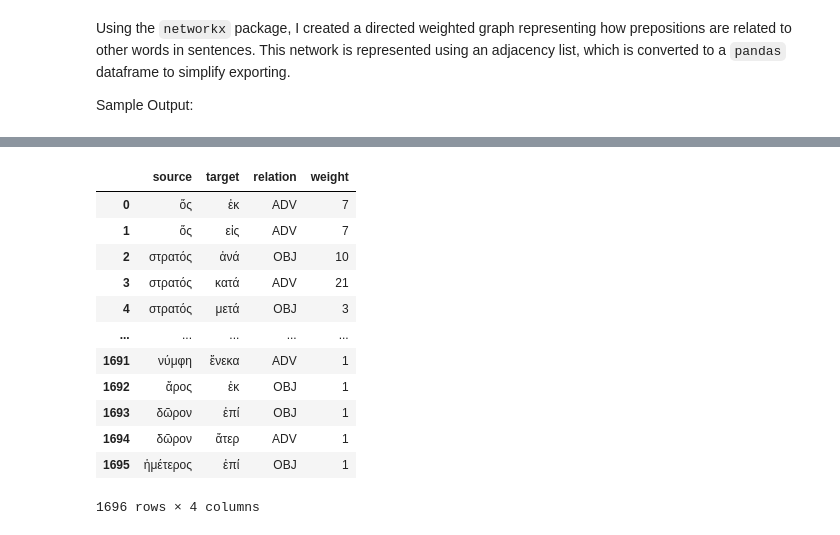
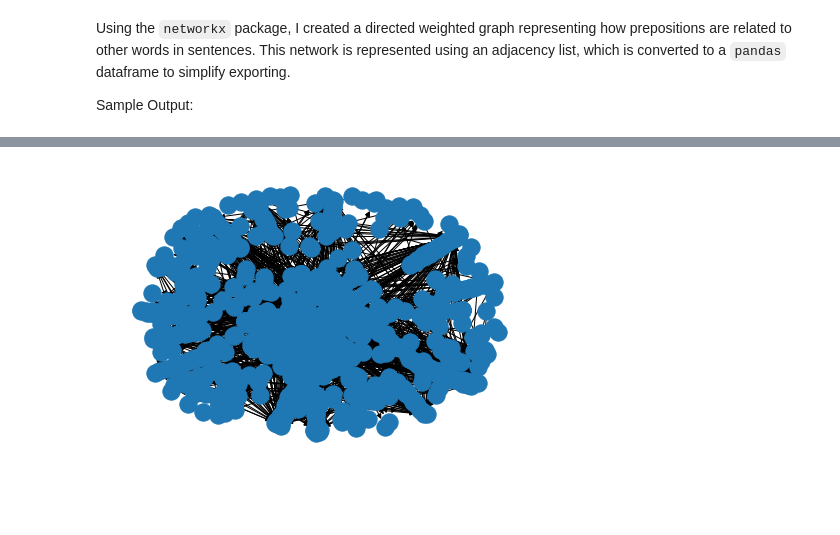
Before and after one commit to bellahwang/treebankstats, a Jupyter notebook: PastProjects.ipynb, the cells around one changed output, grey strips where cells are left out. Cells and saved outputs as stored; diff of their text form; code cells hidden in the pictures; blank space fills up the shorter version.

```diff
--- a/PastProjects.ipynb
+++ b/PastProjects.ipynb
@@ -272,7 +276,7 @@ moods   = {'indicative':'i','subjunctive':'s', 'optative':'o','imperative':'m','
 
 # change these variables to test out different moods and modifiers
 MODLEMMA = 'ἄν'
-TARGMOOD = 'subjunctive'
+TARGMOOD = 'optative'
 
 # for html file conversion
 # sys.stdout.write("<table>" + "\n")
@@ -297,7 +301,7 @@ for sentence in root.findall('.//sentence'):
 
                         # comment out if converting to html
                         #'''
-                        print(str(modCount) + '.', "(modified)", \
+                        print(str(totalCount) + '.', "(modified)", \
                               "form: ", form, "lemma: ", lemma, "cite: ", cite)
                         printGrkSent2(il_od, sentid, targid, modid)
                         print('')
@@ -703,44 +707,33 @@ G = nx.DiGraph()
 prepid     = -10
 preplemma  = -20
 attribhead = -30
 
 for sentence in root.findall(".//sentence"):
     for word in sentence.findall("./word"):
         if ('postag' in word.attrib):
             postag = word.get('postag')
             pos = postag[0]
             if (pos == POS['preposition']):
                 prepid    = word.get('id')
                 preplemma = word.get('lemma')
                 G.add_node(preplemma, pos = pos)
             else:
                 attribrelation = word.get('relation')
                 attribhead = word.get('head')
                 attriblemma = word.get('lemma')
                 if (attribhead == prepid):
                     G.add_node(attriblemma, lemma = attriblemma, pos = pos, connectedWith = preplemma)
                     if G.has_edge(attriblemma, preplemma):
                         G[attriblemma][preplemma]['weight'] += 1
                     else:
                         G.add_edge(attriblemma, preplemma, relation = attribrelation, weight = 1)
     prepid     = -10
     preplemma  = -20
     attribhead = -30
 
 df = nx.to_pandas_edgelist(G)
-df
+#df
 #nx.write_graphml(G, "prepRelationNetwork.graphml")
+nx.draw(G)
 # %% [output]
-|  | source | target | relation | weight |
-| 0 | ὅς | ἐκ | ADV | 7 |
-| 1 | ὅς | εἰς | ADV | 7 |
-| 2 | στρατός | ἀνά | OBJ | 10 |
-| 3 | στρατός | κατά | ADV | 21 |
-| 4 | στρατός | μετά | OBJ | 3 |
-| ... | ... | ... | ... | ... |
-| 1691 | νύμφη | ἕνεκα | ADV | 1 |
-| 1692 | ἄρος | ἐκ | OBJ | 1 |
-| 1693 | δῶρον | ἐπί | OBJ | 1 |
-| 1694 | δῶρον | ἄτερ | ADV | 1 |
-| 1695 | ἡμέτερος | ἐπί | OBJ | 1 |
-1696 rows × 4 columns
+[figure, added]
```
Also changed, not shown: parts of 2 cells of this notebook, 1 other file.
